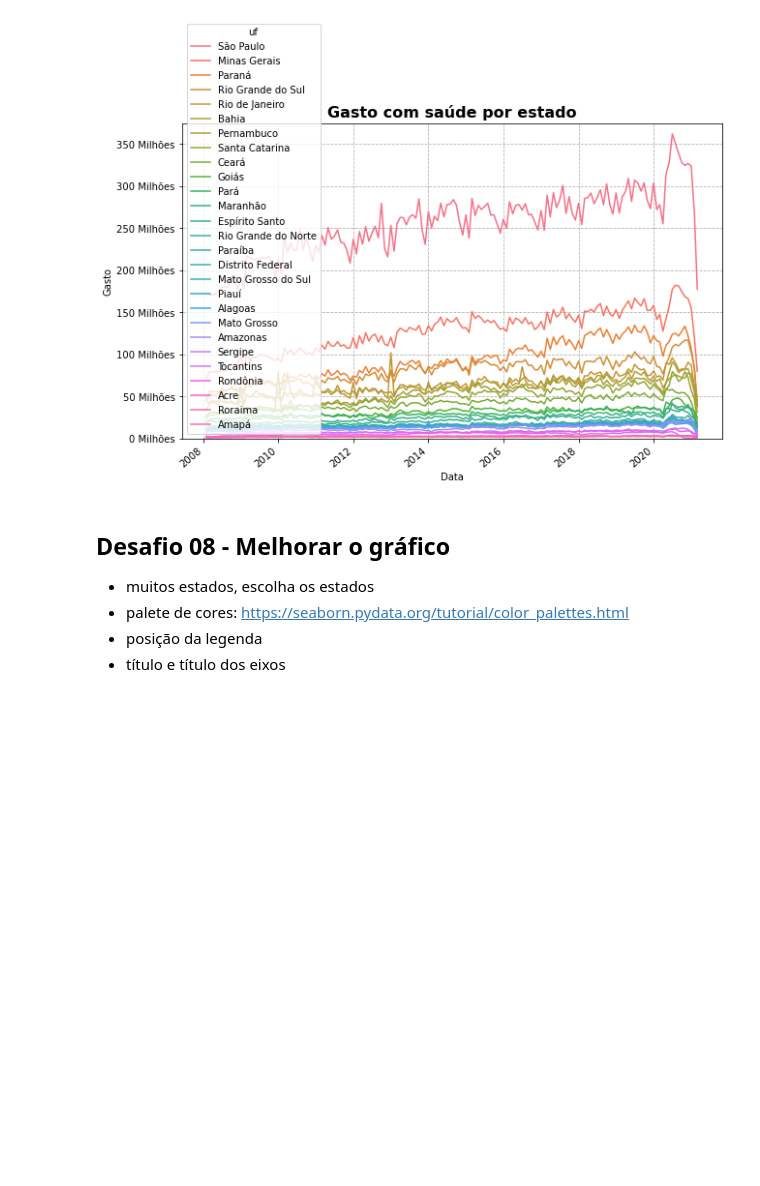
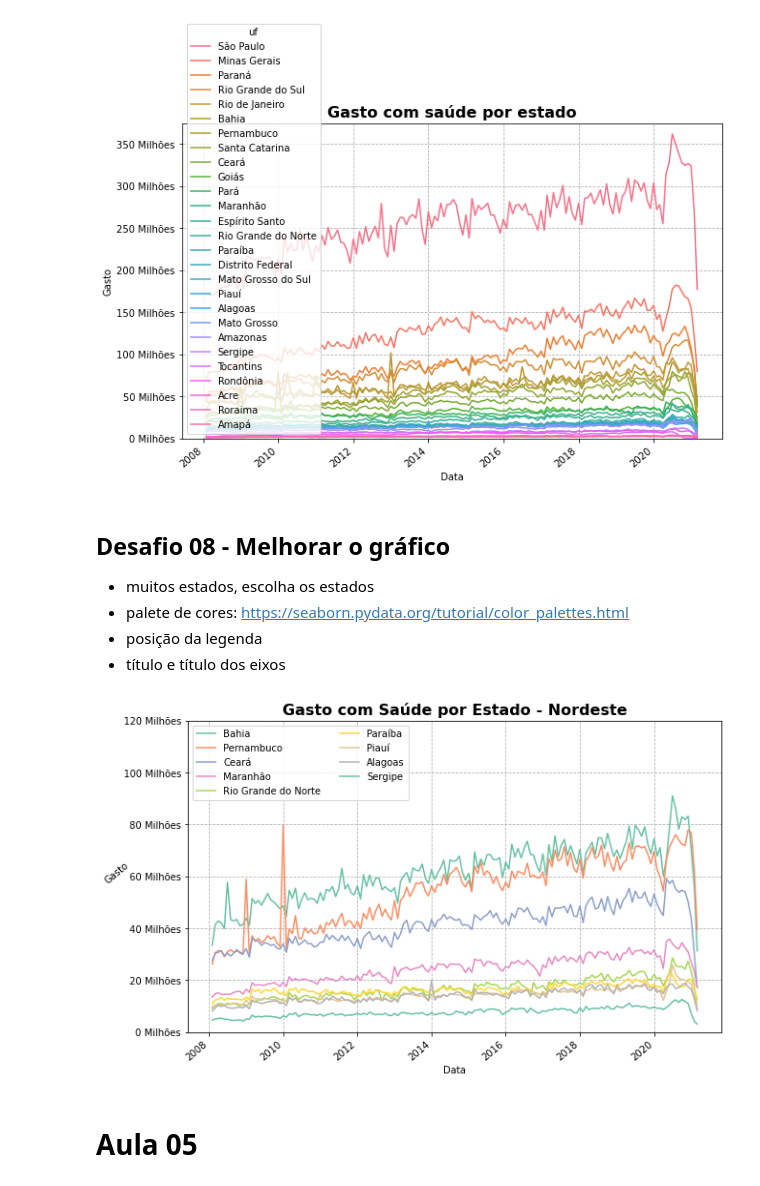
Before and after one commit to iplusl/Bootcamp_Data_Science, a Jupyter notebook: Modulo2/notebooks/Modulo2.ipynb, the cells around one changed output. Cells and saved outputs as stored; diff of their text form; code cells hidden in the pictures; blank space fills up the shorter version.

Commit message:
finalizando aula 5

```diff
--- a/Modulo2/notebooks/Modulo2.ipynb
+++ b/Modulo2/notebooks/Modulo2.ipynb
@@ -1283,3 +1298,25 @@ plt.show()
 - palete de cores: https://seaborn.pydata.org/tutorial/color_palettes.html
 - posição da legenda
 - título e título dos eixos
+# %%
+mensal_nordeste = mensal_aberto.query('uf in ("Alagoas", "Bahia", "Ceará", "Maranhão", "Paraíba", "Pernambuco", "Piauí", "Rio Grande do Norte", "Sergipe")')
+# %%
+plt.figure(figsize=(10,6))
+sns.set_palette(sns.color_palette("Set2", 9))
+ax = sns.lineplot(data=mensal_nordeste, x="dia_mes_ano", y="gasto", hue="uf")
+plt.ylim(0, 120)
+ticks_loc = ax.get_yticks().tolist()
+ax.yaxis.set_major_locator(ticker.FixedLocator(ticks_loc))
+ax.set_yticklabels(['{:,.0f}'.format(x) + ' Milhões' for x in ax.get_yticks()])
+plt.xticks(rotation=40, ha="right")
+# ax.xaxis.set_major_locator(ticker.IndexLocator(base=12, offset=11))
+plt.grid(True, linestyle="--")
+plt.title("Gasto com Saúde por Estado - Nordeste", fontdict = {"fontsize":16, "fontweight":"bold"})
+plt.xlabel("Data")
+plt.ylabel("Gasto", rotation=40)
+plt.legend(ncol=2)
+plt.show()
+# %% [output]
+[figure, added]
+# %% [markdown]
+# Aula 05
```
Also changed, not shown: parts of 15 cells of this notebook, 1 other file.
